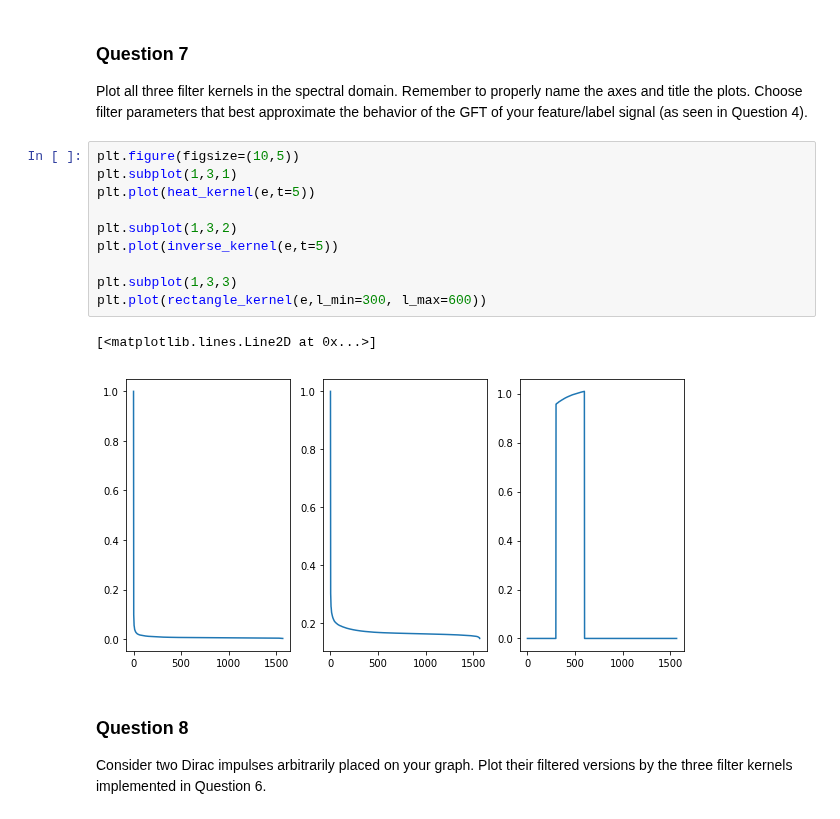
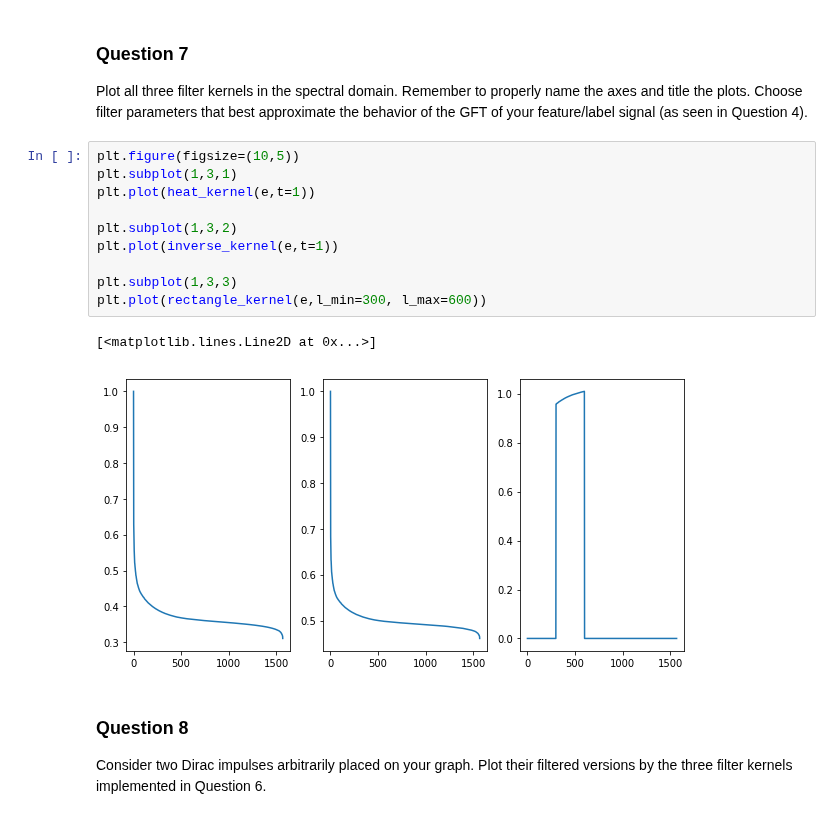
Before and after one commit to vndk36/Project_ntds2018, a Jupyter notebook: Milestone_4/4_Paul.ipynb, the cells around one changed output. Cells and saved outputs as stored; diff of their text form.

```diff
--- a/Milestone_4/4_Paul.ipynb
+++ b/Milestone_4/4_Paul.ipynb
@@ -366,16 +367,16 @@ Plot all three filter kernels in the spectral domain. Remember to properly name
 # %%
 plt.figure(figsize=(10,5))
 plt.subplot(1,3,1)
-plt.plot(heat_kernel(e,t=5))
+plt.plot(heat_kernel(e,t=1))
 
 plt.subplot(1,3,2)
-plt.plot(inverse_kernel(e,t=5))
+plt.plot(inverse_kernel(e,t=1))
 
 plt.subplot(1,3,3)
 plt.plot(rectangle_kernel(e,l_min=300, l_max=600))
 # %% [output]
 [<matplotlib.lines.Line2D at 0x...>]
-[figure, old version]
+[figure, new version]
 # %% [markdown]
 ### Question 8
 
```
Also changed, not shown: parts of 7 cells of this notebook.
